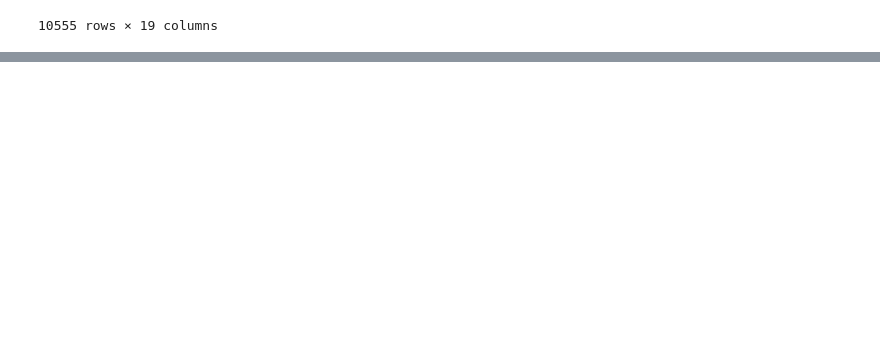
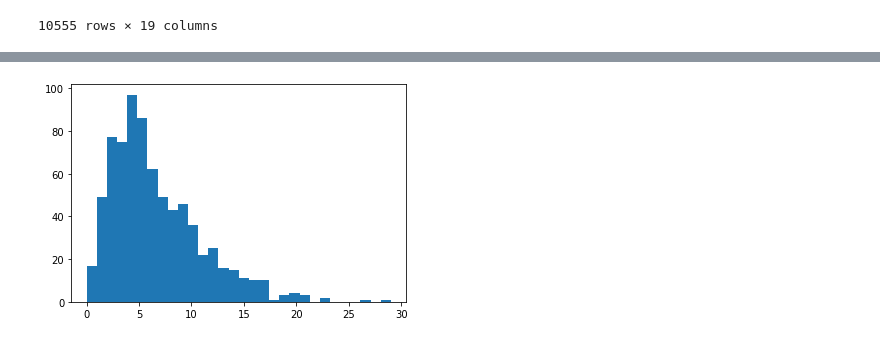
Before and after one commit to Jonathan-Lloyd/Hockey, a Jupyter notebook: Notebook/Creating Grading System.ipynb, the cells around one changed output, grey strips where cells are left out. Cells and saved outputs as stored; diff of their text form; code cells hidden in the pictures; blank space fills up the shorter version.

```diff
--- a/Notebook/Creating Grading System.ipynb
+++ b/Notebook/Creating Grading System.ipynb
@@ -121,3 +128,7 @@ all_dfs['save_percentage'] = all_dfs['saves']/all_dfs['shots_against']
+# %%
+plt.hist(def_scoring['goals'],bins=30);
+# %% [output]
+[figure, added]
 # %%
 #creating function function to assign a value for score_rating
 def score_rating(row):
```
Also changed, not shown: parts of 51 cells of this notebook, 10 other files.
